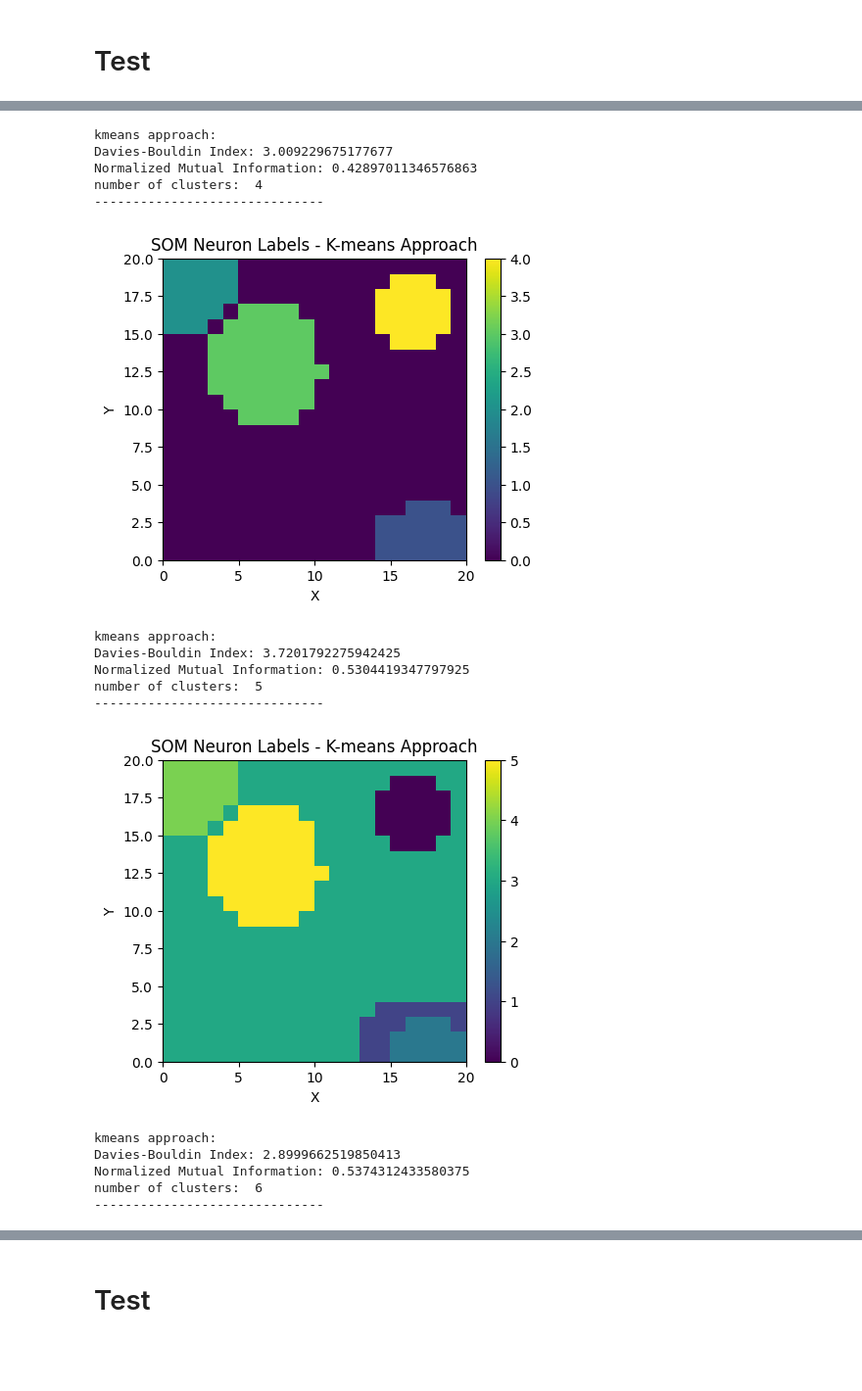
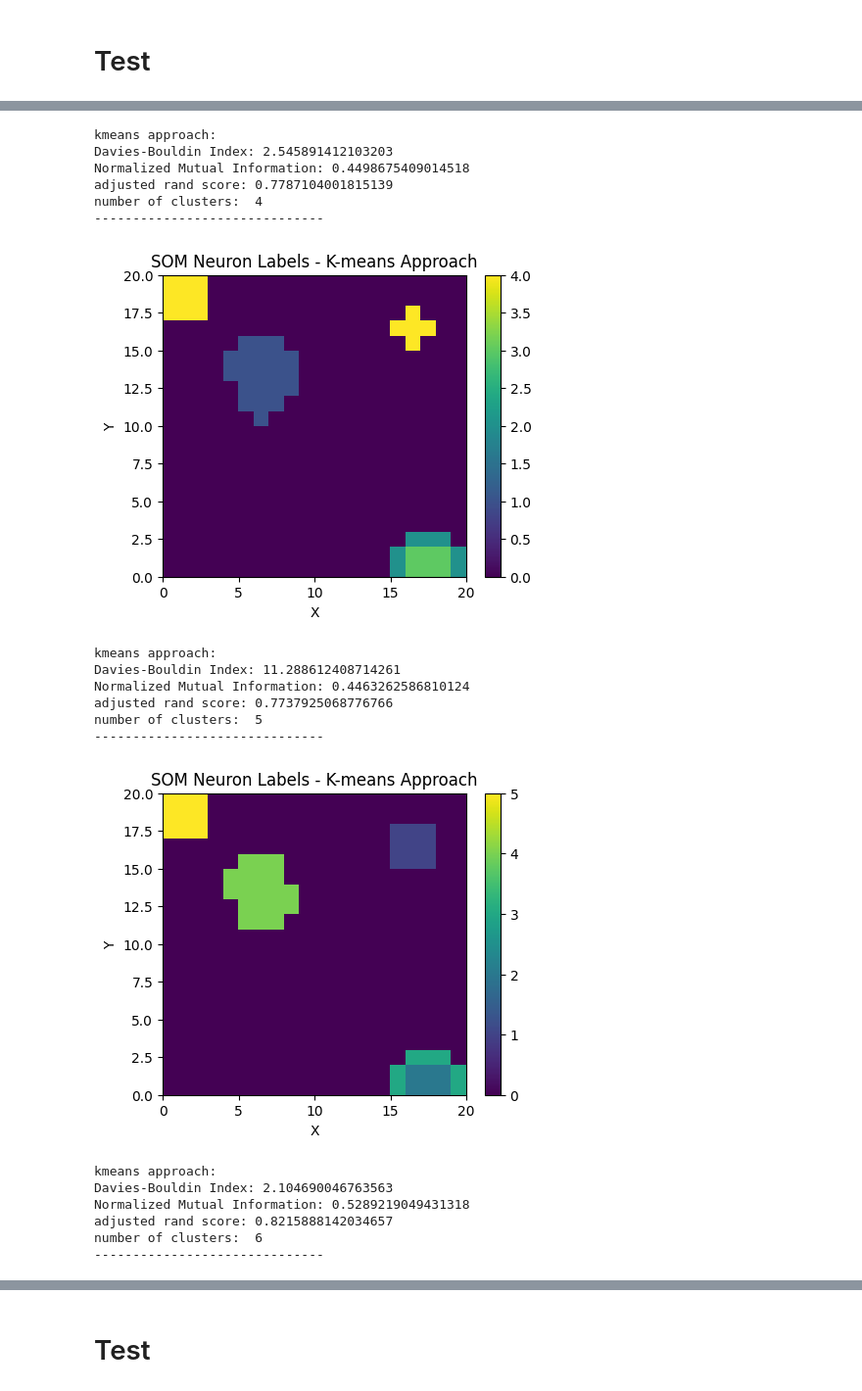
Before and after one commit to itsatefe/Deep-Learning, a Jupyter notebook: HW1/On-center-Off-surround/On-Center-Off-Surround.ipynb, the cells around one changed output, grey strips where cells are left out. Shown at 98% size. Cells and saved outputs as stored; diff of their text form; code cells hidden in the pictures; blank space fills up the shorter version.

```diff
--- a/HW1/On-center-Off-surround/On-Center-Off-Surround.ipynb
+++ b/HW1/On-center-Off-surround/On-Center-Off-Surround.ipynb
@@ -172,0 +191,3 @@ plt.show()
+# %%
+neuron_labels_kmeans = Kmeans_approach(som_30x30, 5)
+dbi, nmi, ari = test_clusters("kmeans approach: ", som_30x30, X_train, y_train, neuron_labels_kmeans)
@@ -191,0 +202,2 @@ Normalized Mutual Information: 0.5279872191646374
+# %%
+dbi, nmi, ari = test_clusters("kmeans approach: ", som_30x30, X_test, y_test, neuron_labels_kmeans)
@@ -197,6 +223,3 @@ print(sigma0)
 # %%
-som_20x20 = MiniSom(20, 20, X_train.shape[1], sigma=sigma0, learning_rate=0.1, neighborhood_function='gaussian', topology='rectangular', activation_distance='euclidean', random_seed=42)
+som_20x20 = MiniSom(20, 20, X_train.shape[1], sigma=1, learning_rate=0.2, neighborhood_function='gaussian', topology='rectangular', activation_distance='euclidean', random_seed=42)
 som_20x20.train_batch(X_train, 1000)
-# %%
-neuron_labels = Kmeans_approach(som_30x30, y_train, 5)
-dbi, nmi = test_clusters("kmeans approach: ", som_30x30, X_test, y_test, neuron_labels)
@@ -213,11 +238,13 @@ neurons_label = voting_approach(som_20x20, dim, X_train, y_train)
 # %%
 dbi_clusters = []
 nmi_clusters = []
+ari_clusters = []
 for n_clusters in range(2,7):
-    neuron_labels = Kmeans_approach(som_20x20, y_train, n_clusters)
-    dbi, nmi = test_clusters("kmeans approach: ", som_20x20, X_train,y_train, neuron_labels)
+    neuron_labels_kmeans = Kmeans_approach(som_20x20, n_clusters)
+    dbi, nmi,ari = test_clusters("kmeans approach: ", som_20x20, X_train, y_train, neuron_labels_kmeans)
     dbi_clusters.append(dbi)
     nmi_clusters.append(nmi)
+    ari_clusters.append(ari)
     print("number of clusters: ", n_clusters)
     print("------------------------------")
 # %% [output]
@@ -237,18 +266,21 @@ number of clusters:  3
 kmeans approach:
-Davies-Bouldin Index: 3.009229675177677
-Normalized Mutual Information: 0.42897011346576863
+Davies-Bouldin Index: 2.545891412103203
+Normalized Mutual Information: 0.4498675409014518
+adjusted rand score: 0.7787104001815139
 number of clusters:  4
 ------------------------------
-[figure, old version]
+[figure, new version]
 kmeans approach:
-Davies-Bouldin Index: 3.7201792275942425
-Normalized Mutual Information: 0.5304419347797925
+Davies-Bouldin Index: 11.288612408714261
+Normalized Mutual Information: 0.4463262586810124
+adjusted rand score: 0.7737925068776766
 number of clusters:  5
 ------------------------------
-[figure, old version]
+[figure, new version]
 kmeans approach:
-Davies-Bouldin Index: 2.8999662519850413
-Normalized Mutual Information: 0.5374312433580375
+Davies-Bouldin Index: 2.104690046763563
+Normalized Mutual Information: 0.5289219049431318
+adjusted rand score: 0.8215888142034657
 number of clusters:  6
 ------------------------------
 # %%
```
Also changed, not shown: parts of 26 cells of this notebook, 10 other files.
